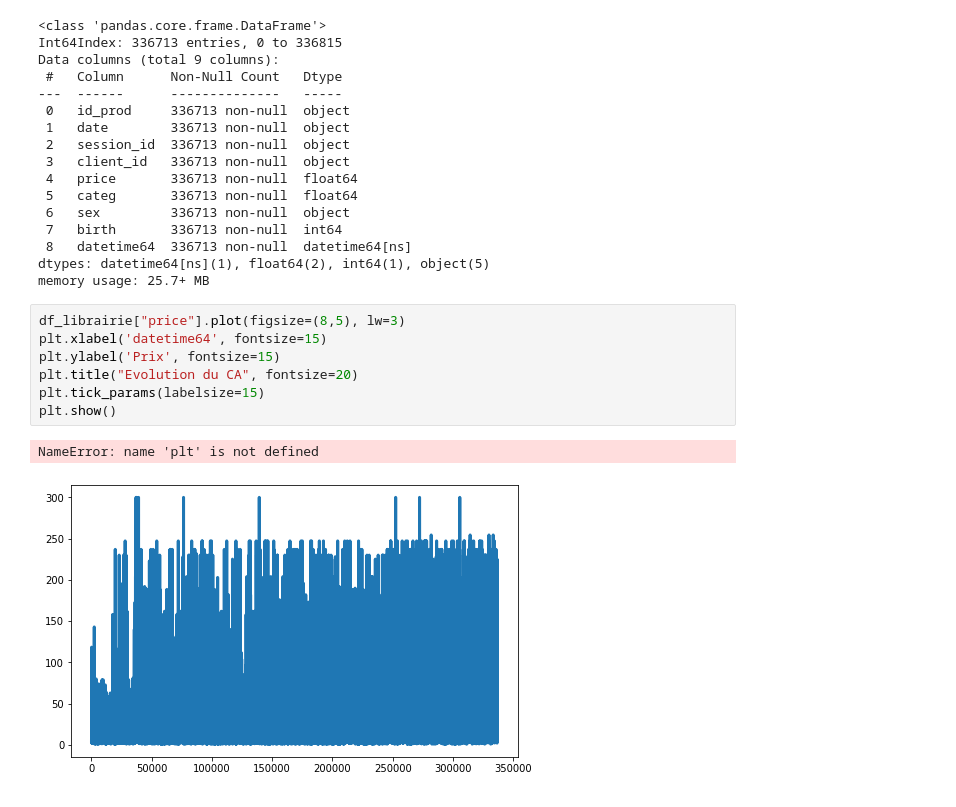
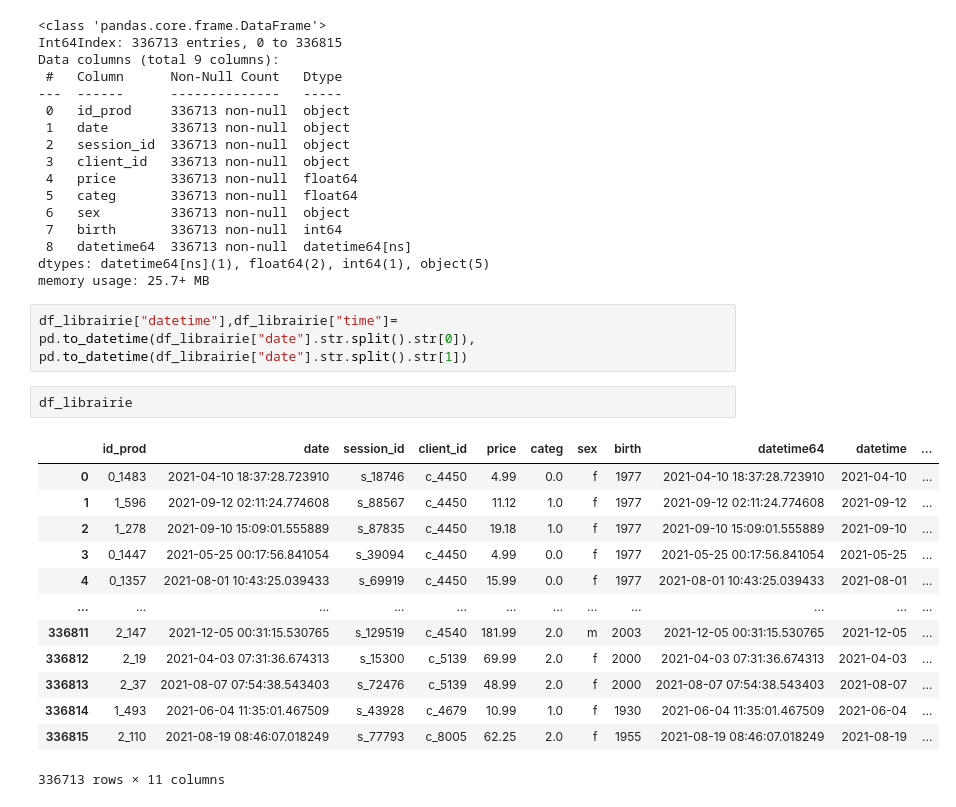
Before and after one commit to nchurlet/Librairie, a Jupyter notebook: Analyse des ventes_Nettoyage_Rendu_Nico.ipynb, the cells around one changed output. Cells and saved outputs as stored; diff of their text form.

```diff
--- a/Analyse des ventes_Nettoyage_Rendu_Nico.ipynb
+++ b/Analyse des ventes_Nettoyage_Rendu_Nico.ipynb
@@ -676,13 +678,21 @@ Data columns (total 9 columns):
  8   datetime64  336713 non-null  datetime64[ns]
 dtypes: datetime64[ns](1), float64(2), int64(1), object(5)
 memory usage: 25.7+ MB
-# %%
-df_librairie["price"].plot(figsize=(8,5), lw=3)
-plt.xlabel('datetime64', fontsize=15)
-plt.ylabel('Prix', fontsize=15)
-plt.title("Evolution du CA", fontsize=20)
-plt.tick_params(labelsize=15)
-plt.show()
-# %% [output]
-NameError: name 'plt' is not defined
-[figure, removed]
+# %%
+df_librairie["datetime"],df_librairie["time"]= pd.to_datetime(df_librairie["date"].str.split().str[0]), pd.to_datetime(df_librairie["date"].str.split().str[1])
+# %%
+df_librairie
+# %% [output]
+|  | id_prod | date | session_id | client_id | price | categ | sex | birth | datetime64 | datetime | ... |
+| 0 | 0_1483 | 2021-04-10 18:37:28.723910 | s_18746 | c_4450 | 4.99 | 0.0 | f | 1977 | 2021-04-10 18:37:28.723910 | 2021-04-10 | ... |
+| 1 | 1_596 | 2021-09-12 02:11:24.774608 | s_88567 | c_4450 | 11.12 | 1.0 | f | 1977 | 2021-09-12 02:11:24.774608 | 2021-09-12 | ... |
+| 2 | 1_278 | 2021-09-10 15:09:01.555889 | s_87835 | c_4450 | 19.18 | 1.0 | f | 1977 | 2021-09-10 15:09:01.555889 | 2021-09-10 | ... |
+| 3 | 0_1447 | 2021-05-25 00:17:56.841054 | s_39094 | c_4450 | 4.99 | 0.0 | f | 1977 | 2021-05-25 00:17:56.841054 | 2021-05-25 | ... |
+| 4 | 0_1357 | 2021-08-01 10:43:25.039433 | s_69919 | c_4450 | 15.99 | 0.0 | f | 1977 | 2021-08-01 10:43:25.039433 | 2021-08-01 | ... |
+| ... | ... | ... | ... | ... | ... | ... | ... | ... | ... | ... | ... |
+| 336811 | 2_147 | 2021-12-05 00:31:15.530765 | s_129519 | c_4540 | 181.99 | 2.0 | m | 2003 | 2021-12-05 00:31:15.530765 | 2021-12-05 | ... |
+| 336812 | 2_19 | 2021-04-03 07:31:36.674313 | s_15300 | c_5139 | 69.99 | 2.0 | f | 2000 | 2021-04-03 07:31:36.674313 | 2021-04-03 | ... |
+| 336813 | 2_37 | 2021-08-07 07:54:38.543403 | s_72476 | c_5139 | 48.99 | 2.0 | f | 2000 | 2021-08-07 07:54:38.543403 | 2021-08-07 | ... |
+| 336814 | 1_493 | 2021-06-04 11:35:01.467509 | s_43928 | c_4679 | 10.99 | 1.0 | f | 1930 | 2021-06-04 11:35:01.467509 | 2021-06-04 | ... |
+| 336815 | 2_110 | 2021-08-19 08:46:07.018249 | s_77793 | c_8005 | 62.25 | 2.0 | f | 1955 | 2021-08-19 08:46:07.018249 | 2021-08-19 | ... |
+336713 rows × 11 columns
```
Also changed, not shown: parts of 5 cells of this notebook.
